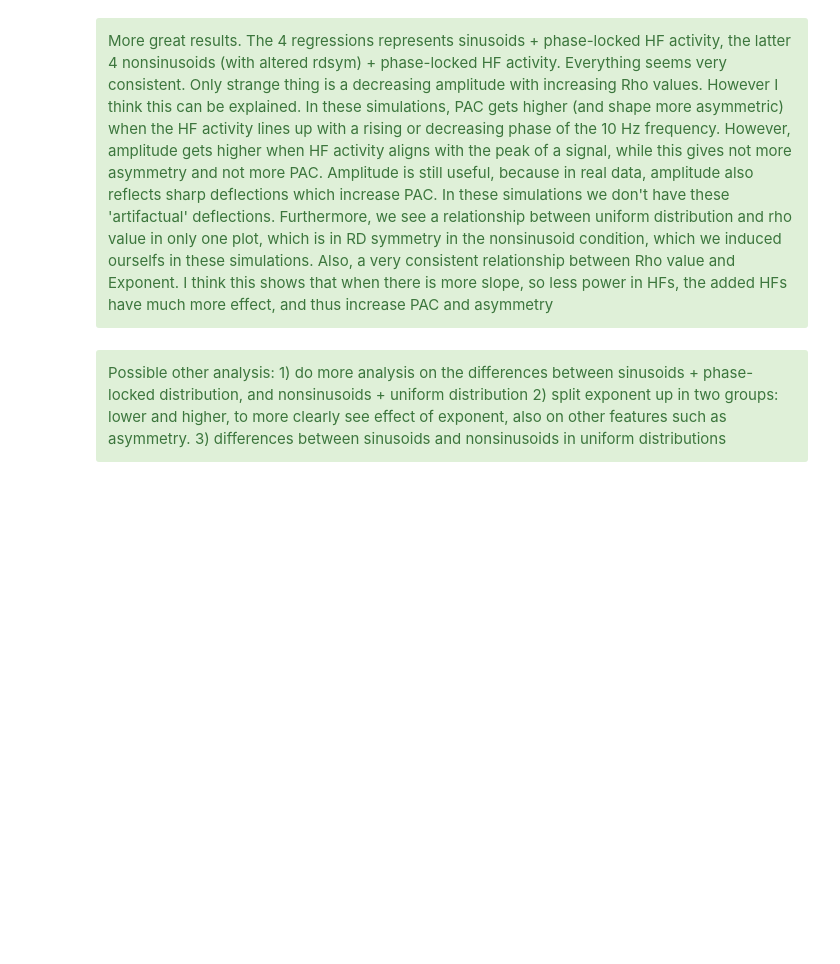
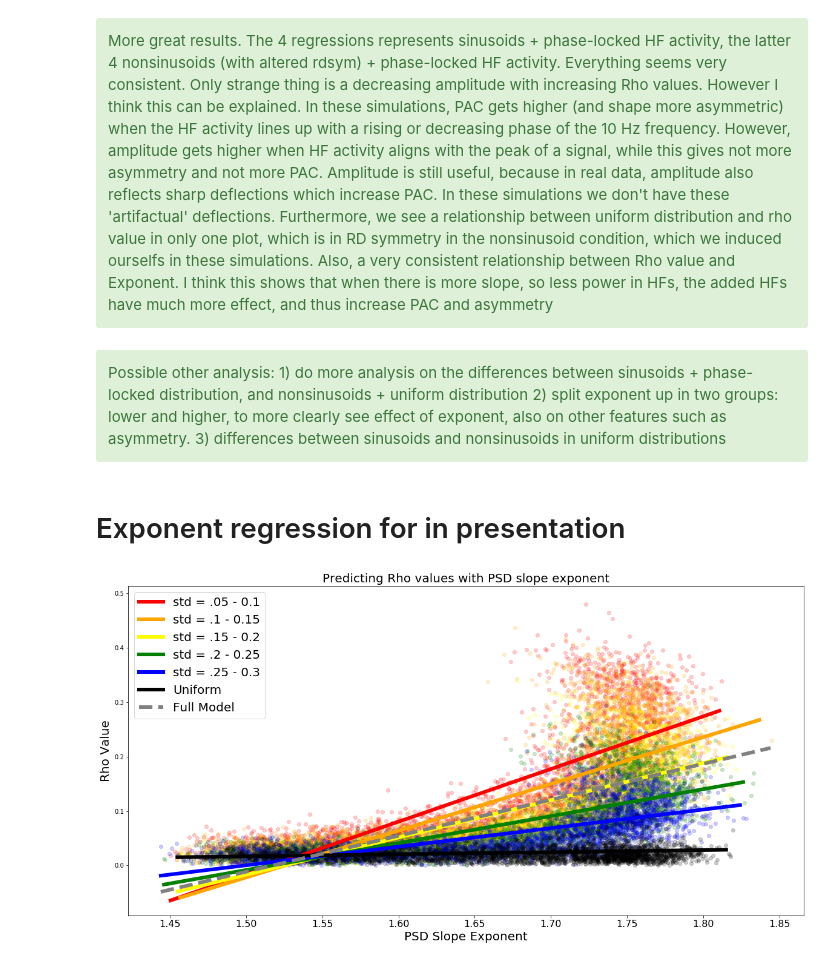
Before and after one commit to JaapVanDerAar/project_pac, a Jupyter notebook: pac_jupyter/10.1 Results simulated data. Asine, exponent [-2, -1.5], STD [.05 - .29 & 1] .ipynb, the cells around one changed output. Saved outputs shown, nothing was run; the diff lists cells and outputs as text; code cells hidden in the pictures; blank space fills up the shorter version.

```diff
--- a/pac_jupyter/10.1 Results simulated data. Asine, exponent [-2, -1.5], STD [.05 - .29 & 1] .ipynb
+++ b/pac_jupyter/10.1 Results simulated data. Asine, exponent [-2, -1.5], STD [.05 - .29 & 1] .ipynb
@@ -471,3 +402,83 @@ More great results. The 4 regressions represents sinusoids + phase-locked HF act
 Possible other analysis: 1) do more analysis on the differences between sinusoids + phase-locked distribution, and nonsinusoids + uniform distribution 2) split exponent up in two groups: lower and higher, to more clearly see effect of exponent, also on other features such as asymmetry. 3) differences between sinusoids and nonsinusoids in uniform distributions
 
 </div>
+# %% [markdown]
+# Exponent regression for in presentation
+# %%
+feature = ['exp']
+std_list = np.arange(5,35,5) / 100
+label_name = ['std = .05 - 0.1', 'std = .1 - 0.15', 'std = .15 - 0.2', 'std = .2 - 0.25', 'std = .25 - 0.3']
+color_name = ['red', 'orange', 'yellow', 'green', 'blue']
+
+for gr in range(1):
+
+    simulation_features = simulation_features_full
+
+    plt.figure(figsize=(20,10))
+    for ii in range(len(feature)):
+
+        plt.subplot(1,1,ii+1)
+
+        for sd in range(len(std_list)-1):
+
+            # reshape rho values
+            pac_rhos_std = simulation_features[(simulation_features['firing_std']>= std_list[sd]) &
+                                                (simulation_features['firing_std']< std_list[sd+1])]['pac_rhos'].values.reshape(-1,1)
+
+
+            # reshape other feature
+            feature_std = simulation_features[(simulation_features['firing_std']>= std_list[sd]) &
+                                               (simulation_features['firing_std']< std_list[sd+1])][feature[ii]].values.reshape(-1,1)
+
+
+
+            # STD scatter
+            plt.scatter(simulation_features[(simulation_features['firing_std']>= std_list[sd]) &
+                                            (simulation_features['firing_std']< std_list[sd+1])][feature[ii]],
+                        simulation_features[(simulation_features['firing_std']>= std_list[sd]) &
+                                            (simulation_features['firing_std']< std_list[sd+1])]['pac_rhos'],
+                       color=color_name[sd], alpha =.2, label=label_name[sd])
+
+
+            # Reg STD
+            reg1 = linear_model.LinearRegression()
+            reg1.fit(feature_std, pac_rhos_std)
+            xs = np.arange(min(feature_std), max(feature_std),0.01)
+            ys = reg1.intercept_[0] + reg1.coef_[0][0] * xs
+            plt.plot(xs, ys, '-', color=color_name[sd], linewidth=6, alpha=1)
+
+        # shape uni rhos and feature
+        pac_rhos_uni = simulation_features[simulation_features['firing_std']== 1]['pac_rhos'].values.reshape(-1,1)
+        feature_uni = simulation_features[simulation_features['firing_std']== 1][feature[ii]].values.reshape(-1,1)
+
+        # Uniform scatter
+        plt.scatter(simulation_features[simulation_features['firing_std']==1][feature[ii]],
+                    simulation_features[simulation_features['firing_std']==1]['pac_rhos'],
+                   color='black', alpha =.2, label='STD = uniform')
+
+        # Reg Uni
+        reg2 = linear_model.LinearRegression()
+        reg2.fit(feature_uni, pac_rhos_uni)
+        xs = np.arange(min(feature_uni), max(feature_uni),0.01)
+        ys = reg2.intercept_[0] + reg2.coef_[0][0] * xs
+        plt.plot(xs, ys, '-', color='black', linewidth=6, alpha=1)
+
+        # full STD model regression
+        pac_rhos_std_full = simulation_features[simulation_features['firing_std']!= 1]['pac_rhos'].values.reshape(-1,1)
+        feature_std_full = simulation_features[simulation_features['firing_std']!= 1][feature[ii]].values.reshape(-1,1)
+
+        reg3 = linear_model.LinearRegression()
+        reg3.fit(feature_std_full, pac_rhos_std_full)
+        xs = np.arange(min(feature_std_full), max(feature_std_full),0.01)
+        ys = reg3.intercept_[0] + reg3.coef_[0][0] * xs
+        plt.plot(xs, ys, '--', color='grey', linewidth=6, alpha=1)
+
+
+        plt.title('Predicting Rho values with PSD slope exponent', fontsize=20)
+        plt.xlabel('PSD Slope Exponent', fontsize=20)
+        plt.ylabel('Rho Value', fontsize=20)
+        plt.xticks(size=16)
+        plt.xticks(size=16)
+        plt.legend(['std = .05 - 0.1', 'std = .1 - 0.15', 'std = .15 - 0.2', 'std = .2 - 0.25', 'std = .25 - 0.3', 'Uniform', 'Full Model'],fontsize=20)
+# %% [output]
+[figure, added]
```
Also changed, not shown: parts of 8 cells of this notebook.
